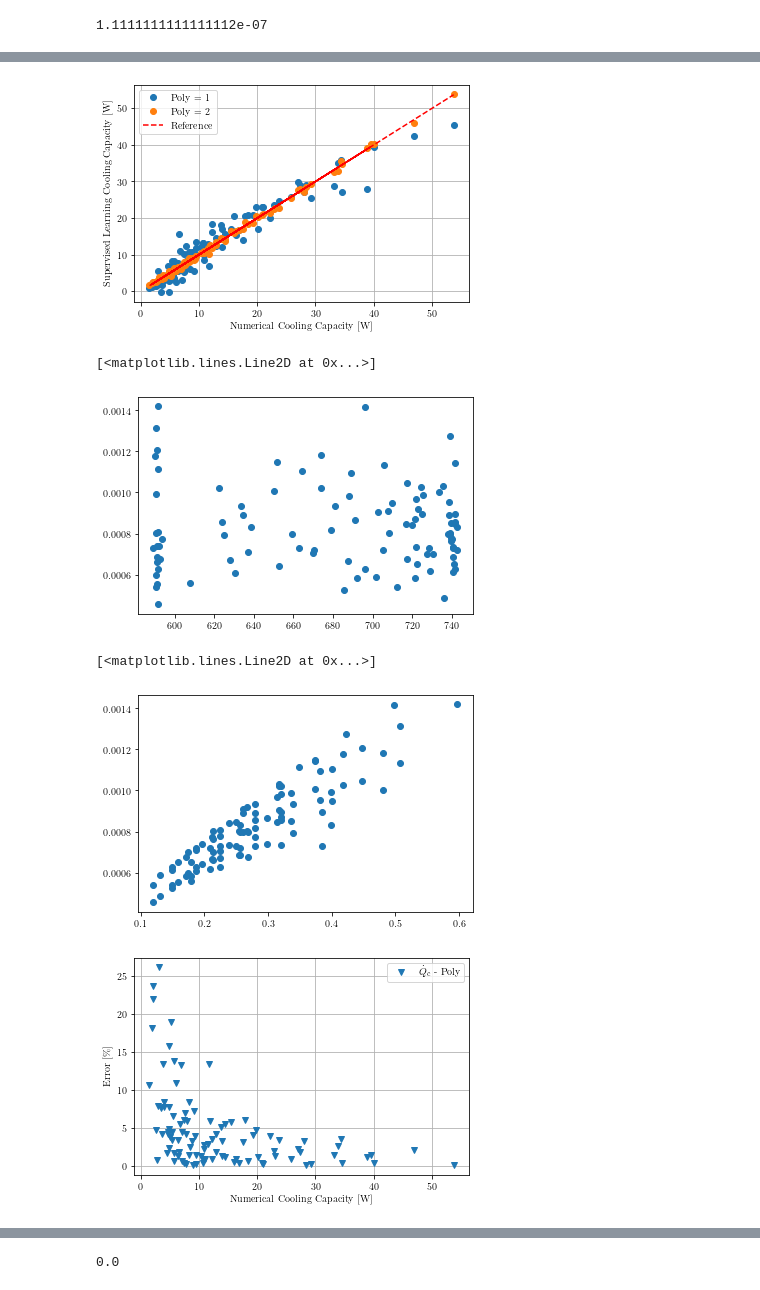
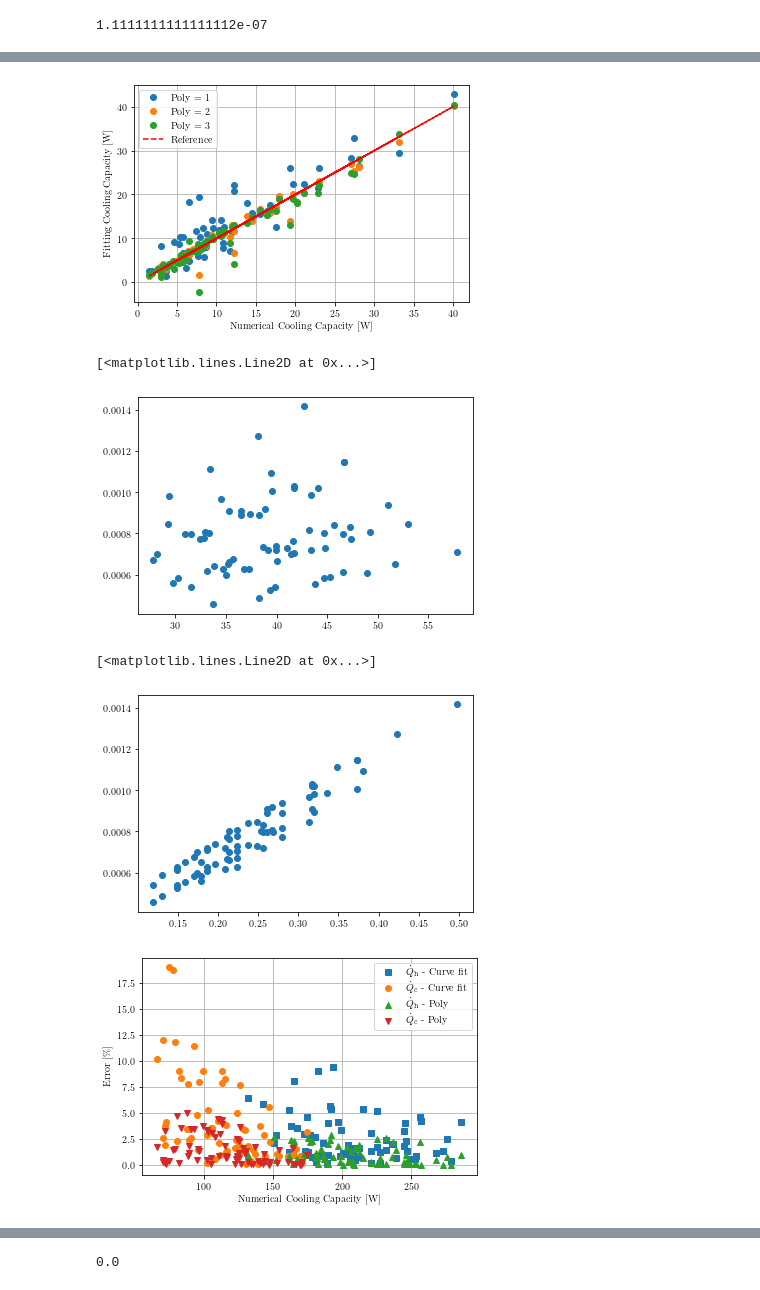
Before and after one commit to gfidelisp/Jupyter, a Jupyter notebook: Codemig/AMR_Model/Main-AI.ipynb, the cells around one changed output, grey strips where cells are left out. Cells and saved outputs as stored; diff of their text form; code cells hidden in the pictures.

Commit message:
Data

```diff
--- a/Codemig/AMR_Model/Main-AI.ipynb
+++ b/Codemig/AMR_Model/Main-AI.ipynb
@@ -1241,9 +1241,11 @@ for i in range(N_ml):
 # %% [markdown]
 Importing AMR simulation inputs
 # %%
-Data = xlrd.open_workbook('AMR_Inputs_2.xlsx') #Import inputs File
+#Data = xlrd.open_workbook('AMR_Inputs_2.xlsx') #Import inputs File
+Data = xlrd.open_workbook('AMR_Inputs_rdn.xlsx')
 #Inputs = Data.sheet_by_name('Data_new')
-Inputs = Data.sheet_by_name('PropFoPor_Final')
+#Inputs = Data.sheet_by_name('PropFoPor_Final')
+Inputs = Data.sheet_by_name('PropFoPor_Random')
 
 L   = array(Inputs.col_values(0)) #Import AMR Length [mm]
 H   = array(Inputs.col_values(1)) #Import AMR Height [mm]
@@ -1504,7 +1506,7 @@ def fit_sim(X,a,b,c,d,e):
     P1,P2,P3= X
     return ((a*P1**b+c*(P2)**d)*P3**e)
 # %%
-a = 1
+a = 30
 b = 101
 # %%
 Coef_sim = curve_fit(fit_sim,(Pi_6[a:b],Pi_11[a:b],K[a:b]),Pi_10[a:b],maxfev=10000000,bounds = ([-100,-10,-100,-10,-10],[100,10,100,10,10]))
@@ -1613,33 +1611,34 @@ Pipeline(memory=None,
                        tol=0.001))],
          verbose=False)
 # %%
-a = 1
-b = 101
+a = 50
+b = 112
 # %%
 X_AI = np.array([Q_pas_CB[a:b],Q_act_CB[a:b],Q_span[a:b],W_mag[a:b],W_p[a:b]])
-QC_pred_2 = model_Qc.predict(X_AI.T)
-QH_pred = model_Qh.predict(X_AI.T)
+QC_pred_3 = model_Qc.predict(X_AI.T)
+#QH_pred = model_Qh.predict(X_AI.T)
 # %%
 plt.plot(Q_c[a:b],QC_pred_1,'o', label = 'Poly = 1')
 plt.plot(Q_c[a:b],QC_pred_2,'o', label = 'Poly = 2')
+plt.plot(Q_c[a:b],QC_pred_3,'o', label = 'Poly = 3')
 plt.plot(Q_c[a:b],Q_c[a:b],'r--', label = 'Reference')
 plt.grid()
 plt.xlabel('Numerical Cooling Capacity [W]')
-plt.ylabel('Supervised Learning Cooling Capacity [W]')
+plt.ylabel('Fitting Cooling Capacity [W]')
 plt.legend()
-plt.savefig('Erro_Rest_Ai_Tiiro.png',format = 'png', dpi=500,bbox_inches='tight')
+plt.savefig('Erro_Rest_Ai_Paulo_50.png',format = 'png', dpi=500,bbox_inches='tight')
 # %% [output]
-[figure, old version]
+[figure, new version]
 # %%
 plt.plot(W_mag[a:b],Pi_10[a:b],'o')
 # %% [output]
 [<matplotlib.lines.Line2D at 0x...>]
-[figure, old version]
+[figure, new version]
 # %%
 plt.plot(Pi_6[a:b],Pi_10[a:b],'o')
 # %% [output]
 [<matplotlib.lines.Line2D at 0x...>]
-[figure, old version]
+[figure, new version]
 # %%
 #a = 100
 #b = 300
@@ -1651,24 +1650,24 @@ Error_sim = abs(Pi_10[a:b] - fit_sim((Pi_6[a:b],Pi_11[a:b],K[a:b]),Coef_sim[0][0
 Error_AI_Qc = abs(Q_c[a:b] - QC_pred)/Q_c[a:b]*100
 Error_AI_Qh = abs(Q_h[a:b] - QH_pred)/Q_h[a:b]*100
 # %%
-#plt.plot(Q_h[a:b],Error_h,'s', label = '$\dot{Q}_\mathrm{h}$ - Curve fit')
-#plt.plot(Q_c[a:b],Error,'o',label ='$\dot{Q}_\mathrm{c}$ - Curve fit' )
-#plt.plot(Q_h[a:b],Error_AI_Qh,'^',label ='$\dot{Q}_\mathrm{h}$ - Poly' )
+plt.plot(Q_h[a:b],Error_h,'s', label = '$\dot{Q}_\mathrm{h}$ - Curve fit')
+plt.plot(Q_c[a:b],Error,'o',label ='$\dot{Q}_\mathrm{c}$ - Curve fit' )
+plt.plot(Q_h[a:b],Error_AI_Qh,'^',label ='$\dot{Q}_\mathrm{h}$ - Poly' )
 plt.plot(Q_c[a:b],Error_AI_Qc,'v',label ='$\dot{Q}_\mathrm{c}$ - Poly' )
 #plt.plot(Pi_6[a:b],Error_sim,'o',label ='$\dot{Q}_\mathrm{c}$' )
 
 plt.grid()
 plt.xlabel('Numerical Cooling Capacity [W]')
 plt.ylabel('Error [\%]')
 plt.legend()
 #plt.ylim(0,35)
 #plt.xlim(150,300)
 
 #plt.ylim([0,50])
 plt.savefig('Erro_Rest_Ai.png',format = 'png', dpi=500,bbox_inches='tight')
 plt.show()
 # %% [output]
-[figure, old version]
+[figure, new version]
 # %%
 #plt.plot(Q_h[a:b],Error_h,'s', label = '$\dot{Q}_\mathrm{h}$')
 #plt.plot(Q_c[a:b],Error,'o',label ='$\dot{Q}_\mathrm{c}$' )
```
Also changed, not shown: parts of 12 cells of this notebook, 36 other files.
